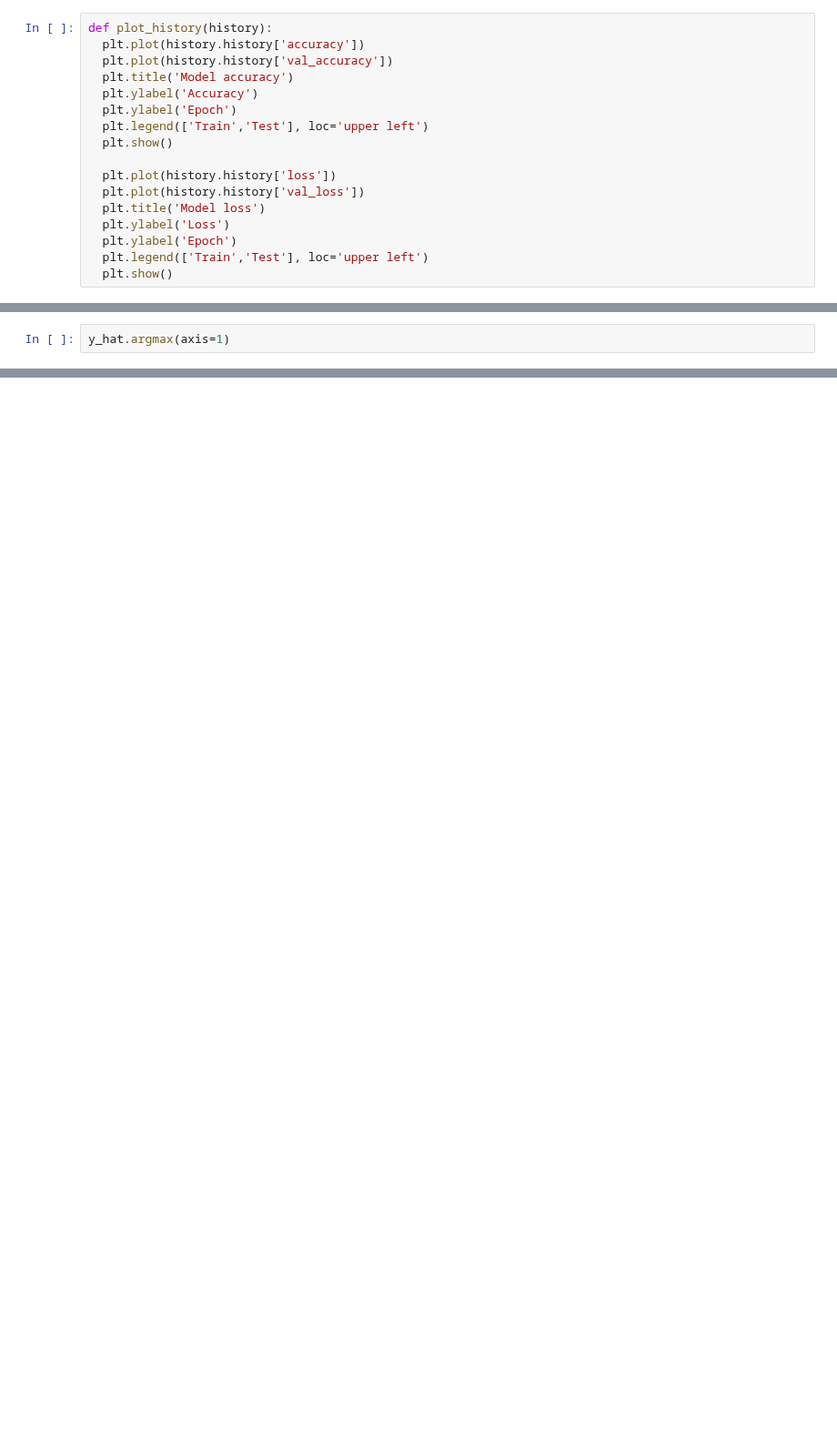
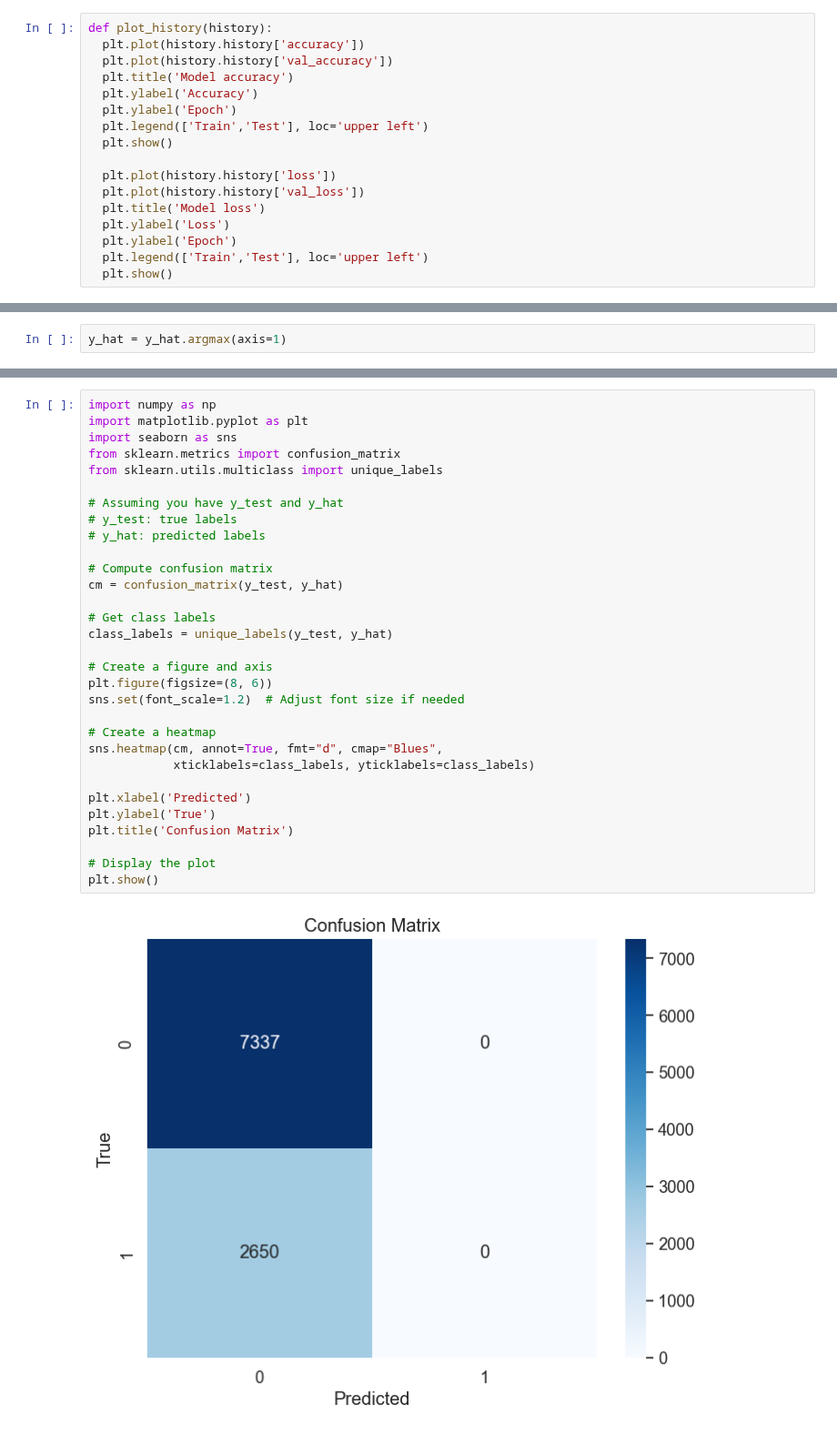
Before and after one commit to tutecode/credit-risk-analysis, a Jupyter notebook: MLP.ipynb, the cells around one changed output, grey strips where cells are left out. Shown at 91% size. Drawn from its saved outputs; the diff is of its cells as text; blank space fills up the shorter version.

```diff
--- a/MLP.ipynb
+++ b/MLP.ipynb
@@ -258,2 +258,2 @@ y_hat = model.predict(X_test)
 # %%
-y_hat.argmax(axis=1)
+y_hat = y_hat.argmax(axis=1)
@@ -272,0 +271,33 @@ weighted avg       0.25      0.50      0.34      5208
+# %%
+import numpy as np
+import matplotlib.pyplot as plt
+import seaborn as sns
+from sklearn.metrics import confusion_matrix
+from sklearn.utils.multiclass import unique_labels
+
+# Assuming you have y_test and y_hat
+# y_test: true labels
+# y_hat: predicted labels
+
+# Compute confusion matrix
+cm = confusion_matrix(y_test, y_hat)
+
+# Get class labels
+class_labels = unique_labels(y_test, y_hat)
+
+# Create a figure and axis
+plt.figure(figsize=(8, 6))
+sns.set(font_scale=1.2)  # Adjust font size if needed
+
+# Create a heatmap
+sns.heatmap(cm, annot=True, fmt="d", cmap="Blues",
+            xticklabels=class_labels, yticklabels=class_labels)
+
+plt.xlabel('Predicted')
+plt.ylabel('True')
+plt.title('Confusion Matrix')
+
+# Display the plot
+plt.show()
+# %% [output]
+[figure, added]
```
Also changed, not shown: parts of 15 cells of this notebook, 2 other files.
